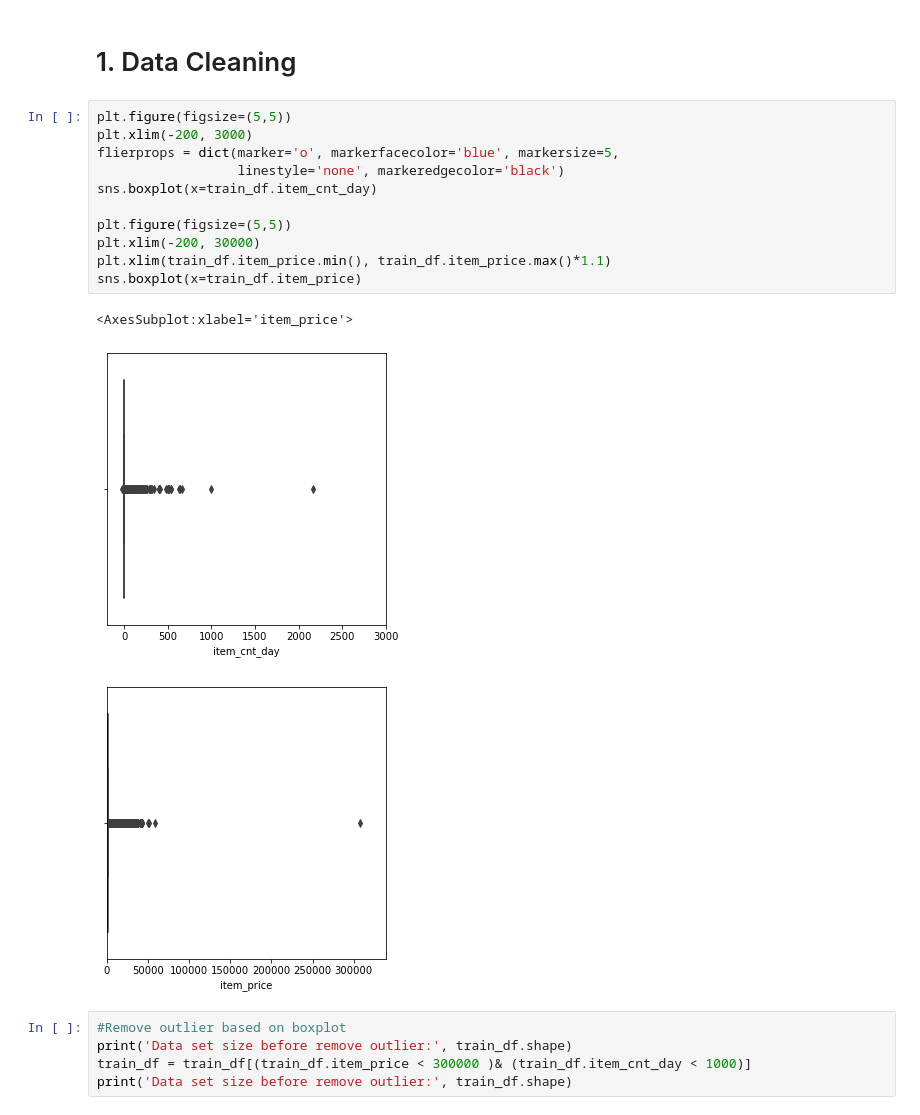
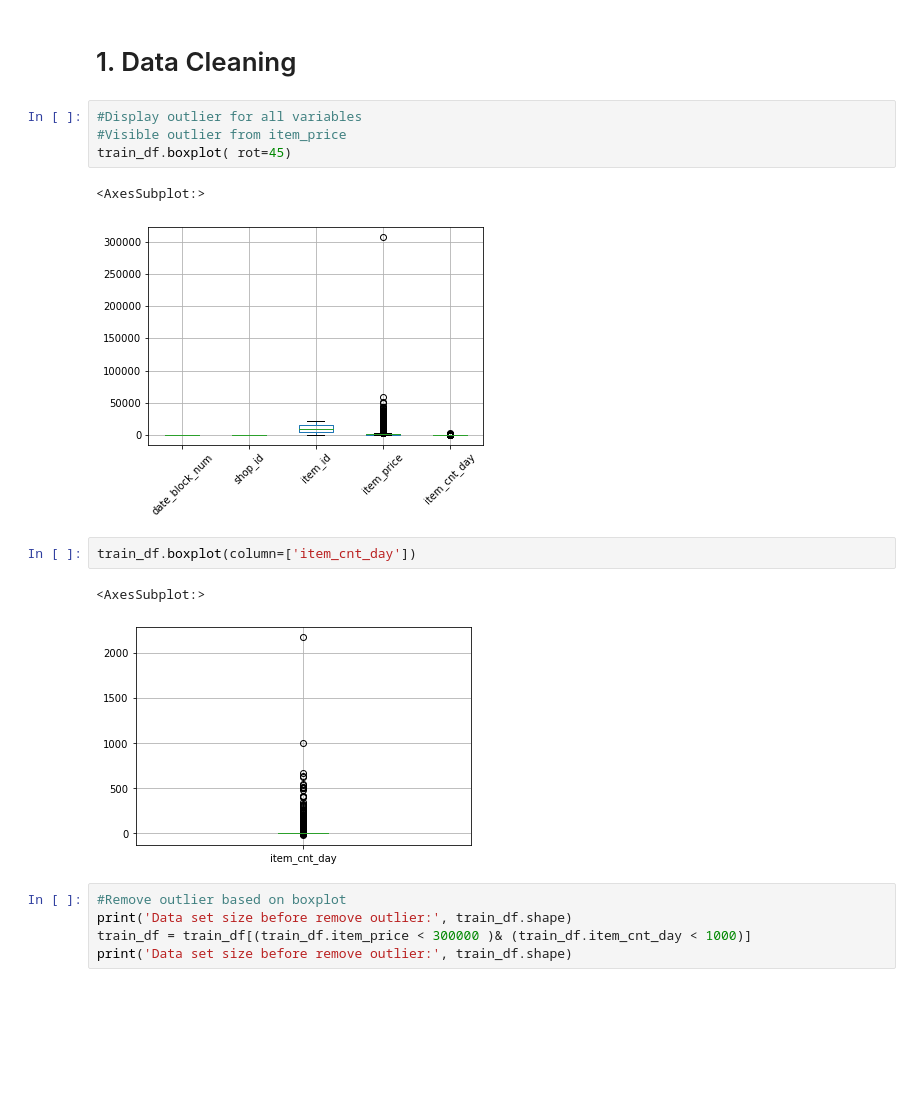
Before and after one commit to sarumaha/predict_future_sales_kaggle, a Jupyter notebook: analysis.ipynb, the cells around one changed output. Drawn from its saved outputs; the diff is of its cells as text; blank space fills up the shorter version.

```diff
--- a/analysis.ipynb
+++ b/analysis.ipynb
@@ -110,21 +110,18 @@ Train_data Minimum Date: 01.01.2013
 Train_data Maximum Date: 31.12.2014
 # %% [markdown]
 # 1. Data Cleaning
-# %%
-plt.figure(figsize=(5,5))
-plt.xlim(-200, 3000)
-flierprops = dict(marker='o', markerfacecolor='blue', markersize=5,
-                  linestyle='none', markeredgecolor='black')
-sns.boxplot(x=train_df.item_cnt_day)
-
-plt.figure(figsize=(5,5))
-plt.xlim(-200, 30000)
-plt.xlim(train_df.item_price.min(), train_df.item_price.max()*1.1)
-sns.boxplot(x=train_df.item_price)
-# %% [output]
-<AxesSubplot:xlabel='item_price'>
-[figure, removed]
-[figure, removed]
+# %%
+#Display outlier for all variables
+#Visible outlier from item_price
+train_df.boxplot( rot=45)
+# %% [output]
+<AxesSubplot:>
+[figure, added]
+# %%
+train_df.boxplot(column=['item_cnt_day'])
+# %% [output]
+<AxesSubplot:>
+[figure, added]
 # %%
 #Remove outlier based on boxplot
 print('Data set size before remove outlier:', train_df.shape)
```
Also changed, not shown: parts of 5 cells of this notebook.
